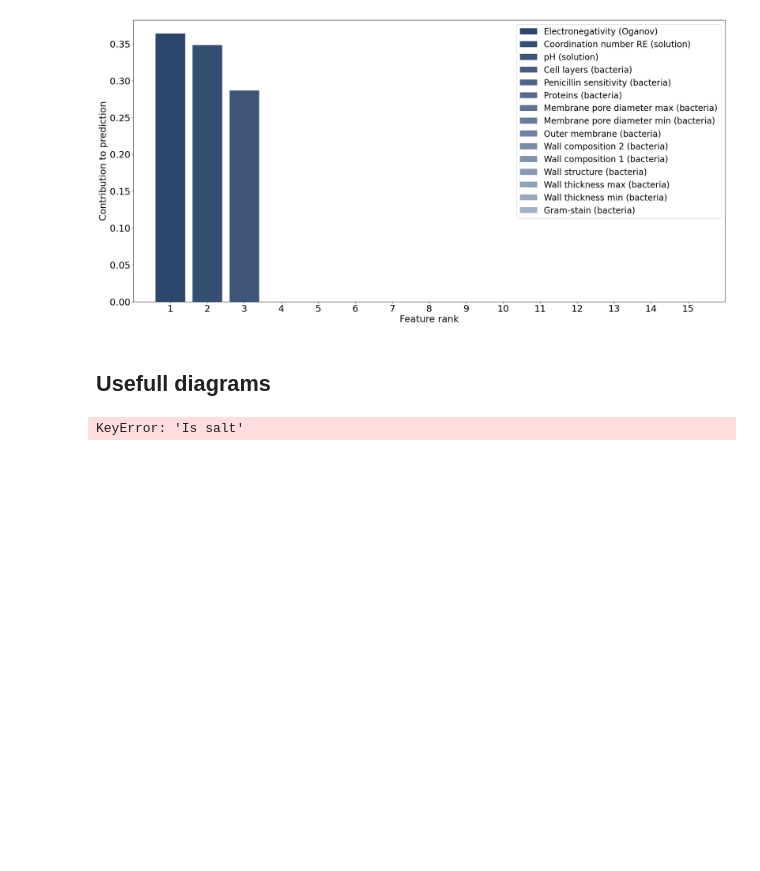
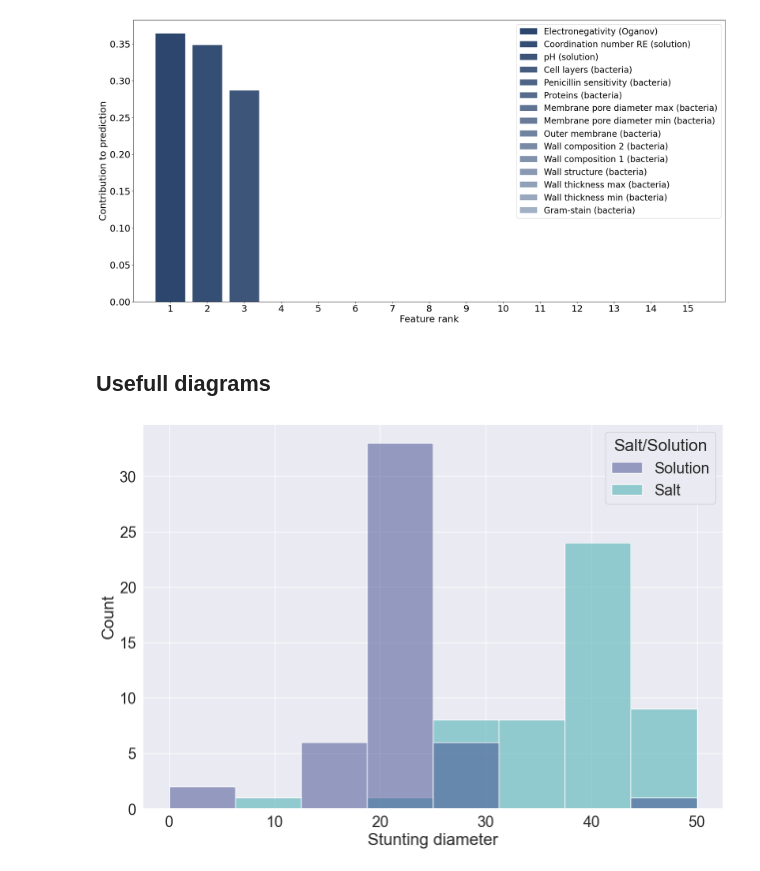
Before and after one commit to Kumokage/ChemML, a Jupyter notebook: notebooks/AntiBio/RuleBasedAlgoth.ipynb, the cells around one changed output. Saved outputs shown, nothing was run; the diff lists cells and outputs as text; code cells hidden in the pictures; blank space fills up the shorter version.

Commit message:
Add hist fix

```diff
--- a/notebooks/AntiBio/RuleBasedAlgoth.ipynb
+++ b/notebooks/AntiBio/RuleBasedAlgoth.ipynb
@@ -690,10 +676,10 @@ Feature ranking:
 # heatmap.set_title('Correlation Heatmap', fontdict={'fontsize':24}, pad=12);
 # plt.savefig(f'mock/Correlations.svg', format='svg', dpi=600, bbox_inches='tight', transparent="True", pad_inches=0)
 # %%
-df['Is salt'].replace({0: 'Solution', 1: 'Salt'}, inplace=True)
+df['Salt/Solution'].replace({0: 'Solution', 1: 'Salt'}, inplace=True)
 plt.figure(figsize=(15, 10))
 sns.set(font_scale=2)
 sns.histplot(data=df, x='Stunting diameter', hue='Salt/Solution', palette='mako')
-plt.savefig(f'mock/Stunting diameter hist.svg', format='svg', dpi=600, bbox_inches='tight', transparent="True", pad_inches=0)
+plt.savefig(f'../mock/Stunting diameter hist.svg', format='svg', dpi=600, bbox_inches='tight', transparent="True", pad_inches=0)
 # %% [output]
-KeyError: 'Is salt'
+[figure, added]
```
Also changed, not shown: parts of 1 cell of this notebook.
